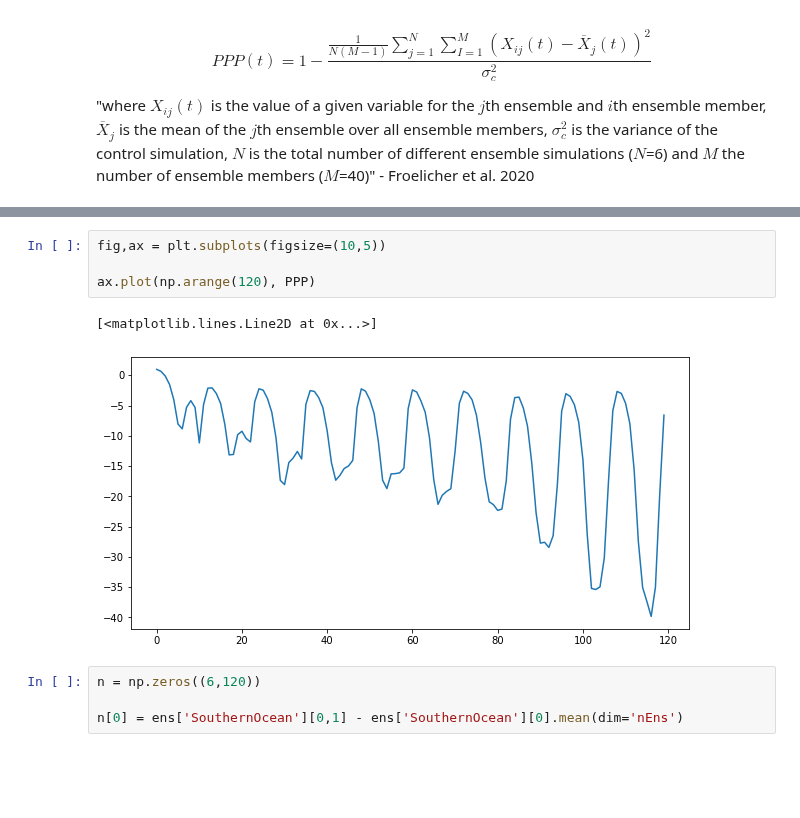
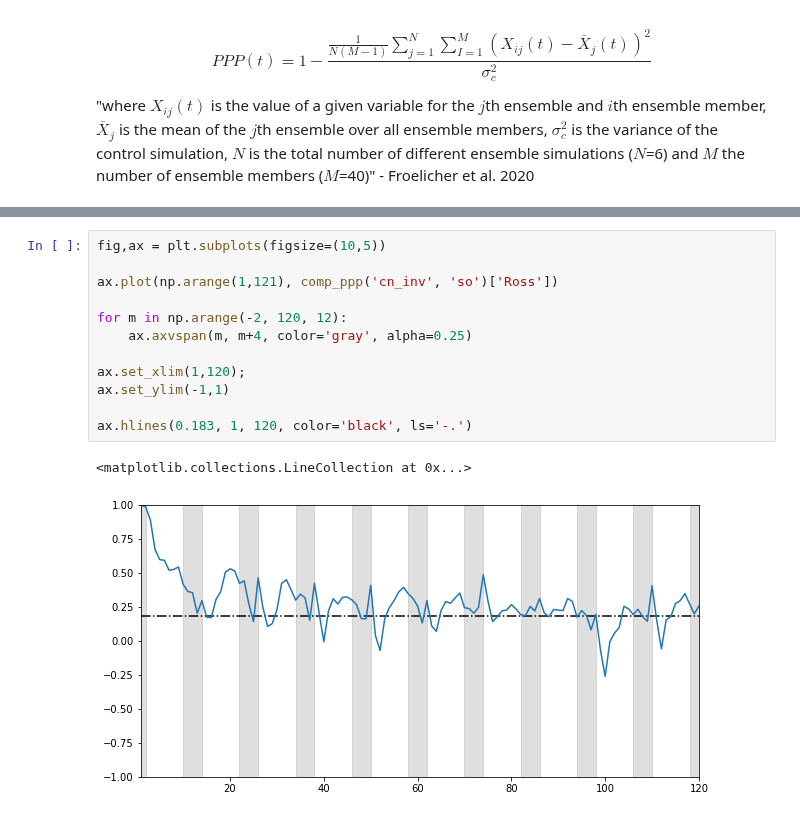
Before and after one commit to bbuchovecky/hmei, a Jupyter notebook: notebooks/ppp_comps.ipynb, the cells around one changed output, grey strips where cells are left out. Drawn from its saved outputs; the diff is of its cells as text; blank space fills up the shorter version.

```diff
--- a/notebooks/ppp_comps.ipynb
+++ b/notebooks/ppp_comps.ipynb
@@ -174,11 +209,15 @@ for m in range(120):
 # %%
 fig,ax = plt.subplots(figsize=(10,5))
 
-ax.plot(np.arange(120), PPP)
+ax.plot(np.arange(1,121), comp_ppp('cn_inv', 'so')['Ross'])
+
+for m in np.arange(-2, 120, 12):
+    ax.axvspan(m, m+4, color='gray', alpha=0.25)
+
+ax.set_xlim(1,120);
+ax.set_ylim(-1,1)
+
+ax.hlines(0.183, 1, 120, color='black', ls='-.')
 # %% [output]
-[<matplotlib.lines.Line2D at 0x...>]
+<matplotlib.collections.LineCollection at 0x...>
-[figure, old version]
+[figure, new version]
-# %%
-n = np.zeros((6,120))
-
-n[0] = ens['SouthernOcean'][0,1] - ens['SouthernOcean'][0].mean(dim='nEns')
```
Also changed, not shown: parts of 8 cells of this notebook.
